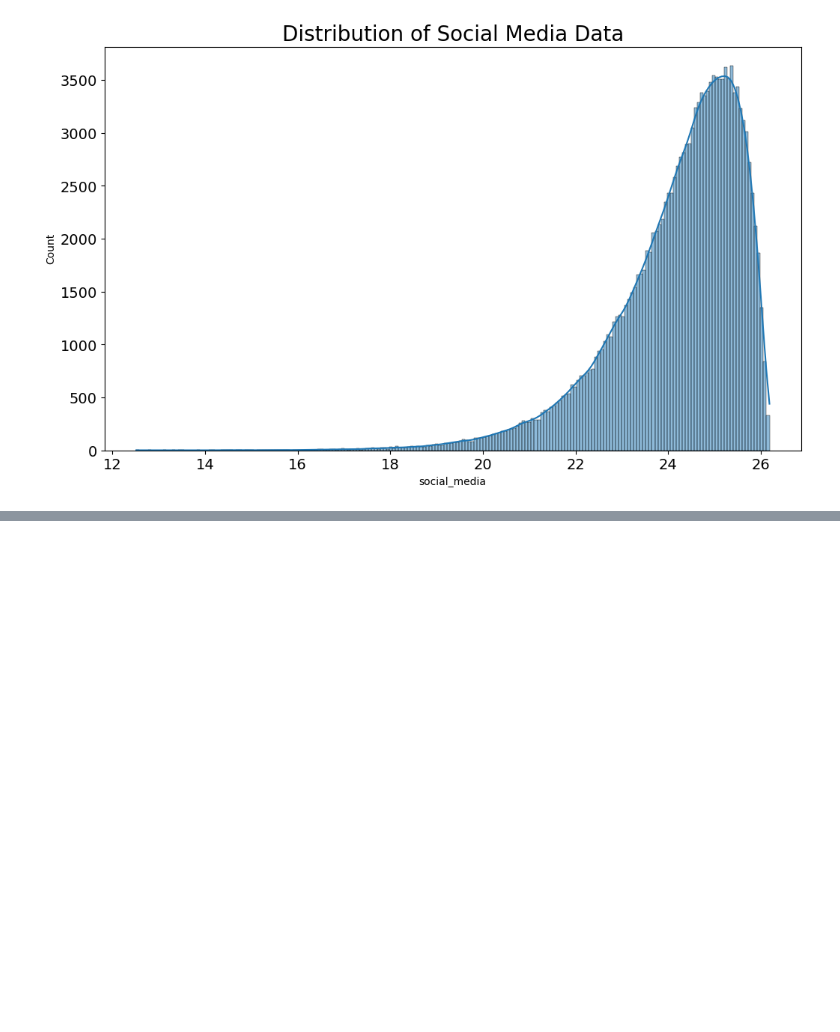
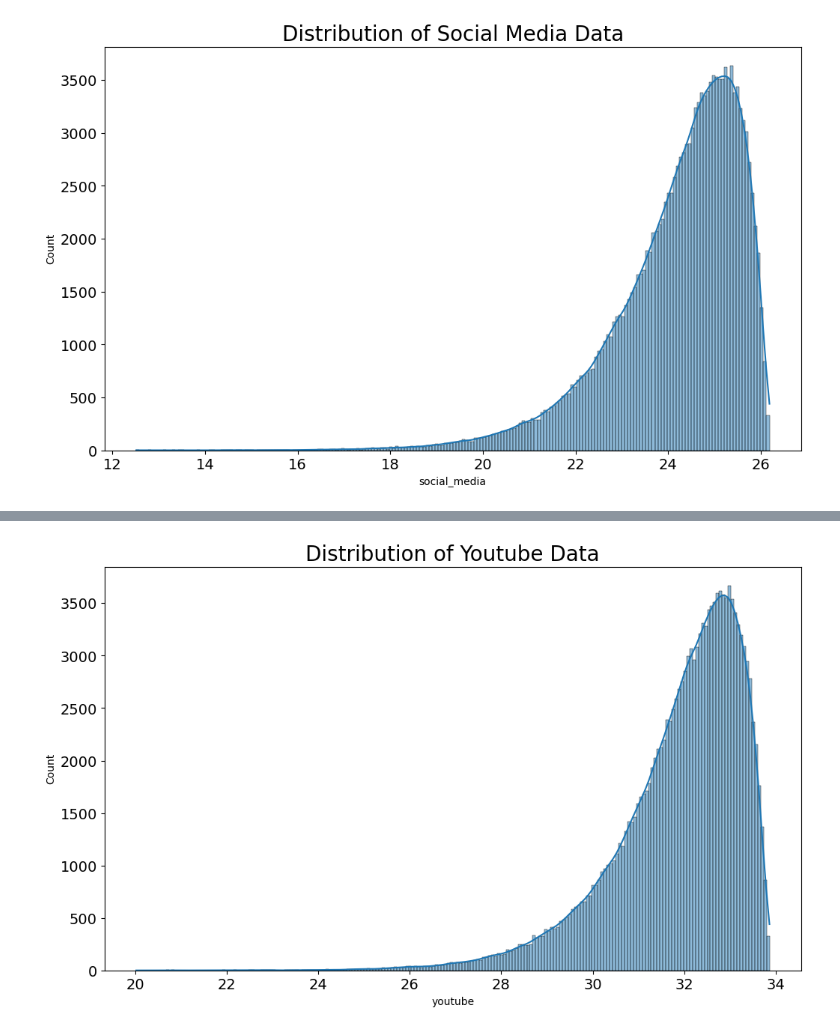
Before and after one commit to Basi10/Telecom-Data-Analysis, a Jupyter notebook: notebooks/overview_analysis.ipynb, the cells around one changed output, grey strips where cells are left out. Saved outputs shown, nothing was run; the diff lists cells and outputs as text; code cells hidden in the pictures; blank space fills up the shorter version.

```diff
--- a/notebooks/overview_analysis.ipynb
+++ b/notebooks/overview_analysis.ipynb
@@ -190,0 +199,4 @@ plots.plot_hist(df=df, column='social_media', title='Distribution of Social Medi
+# %%
+plots.plot_hist(df=df, column='youtube', title='Distribution of Youtube Data')
+# %% [output]
+[figure, added]
```
Also changed, not shown: parts of 63 cells of this notebook.
